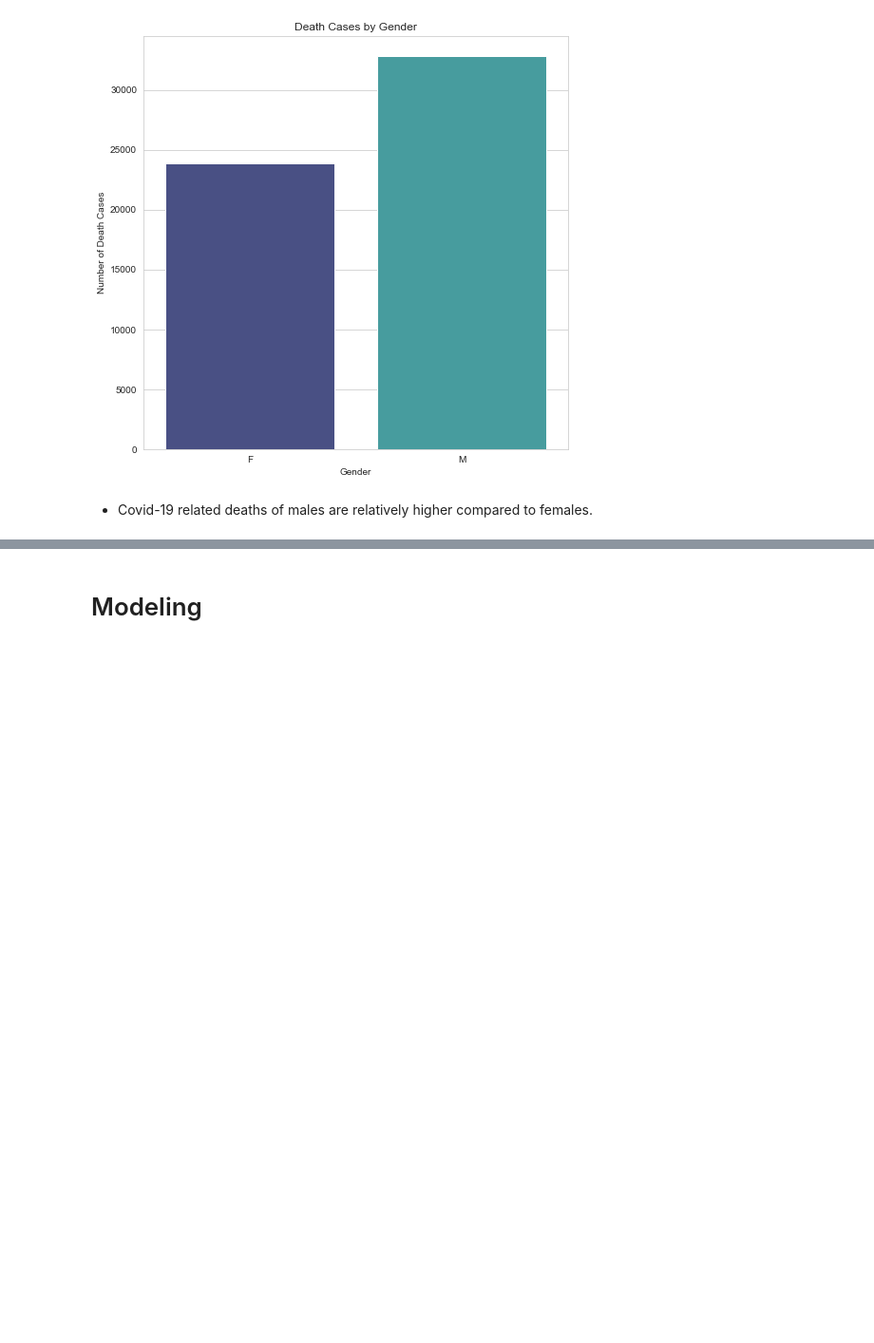
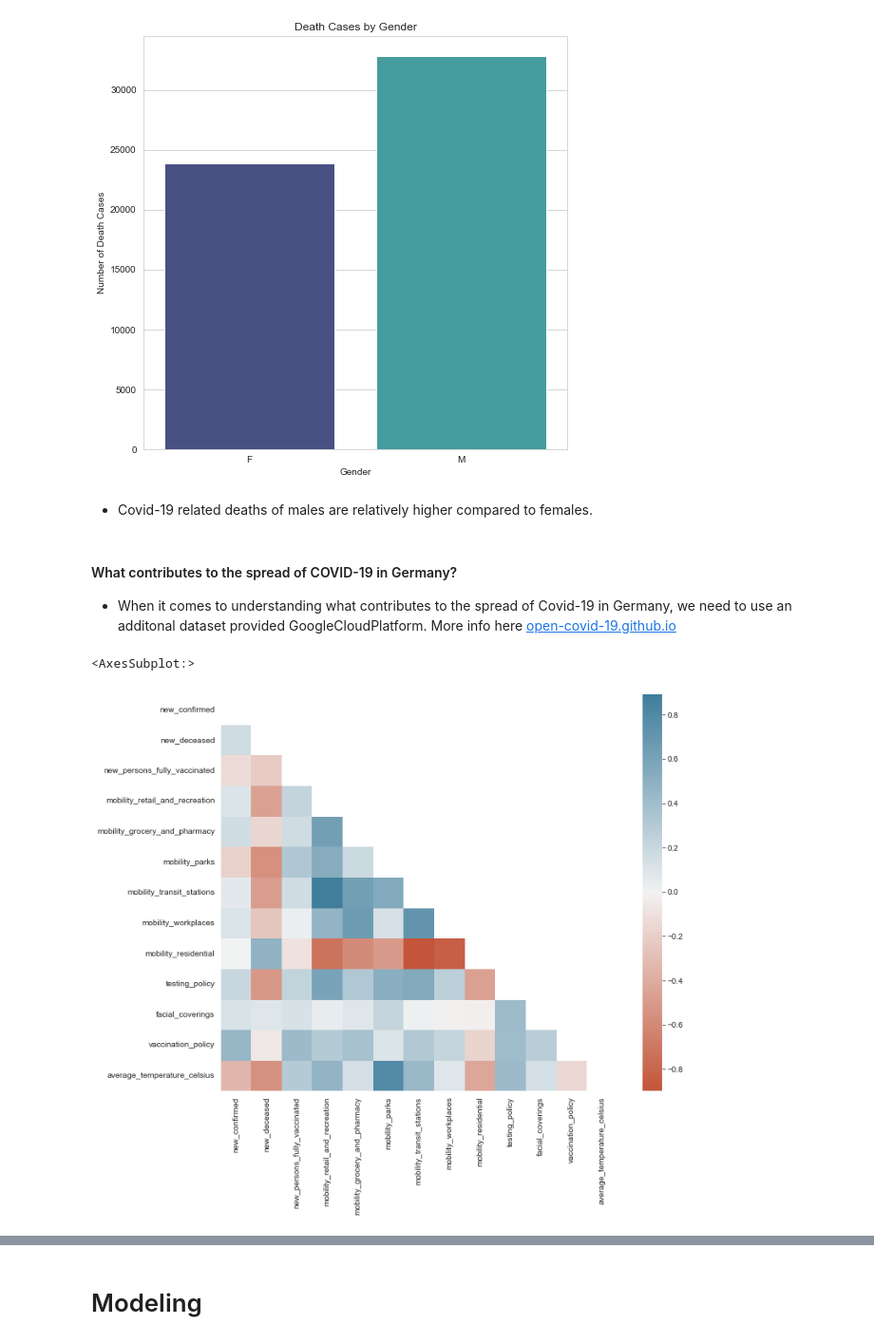
Before and after one commit to CrispenChisina07/Covid-19-in-Germany-Analysis, a Jupyter notebook: CSE 351 Final Project.ipynb, the cells around one changed output, grey strips where cells are left out. Shown at 95% size. Saved outputs shown, nothing was run; the diff lists cells and outputs as text; code cells hidden in the pictures; blank space fills up the shorter version.

Commit message:
Additonal comments

```diff
--- a/CSE 351 Final Project.ipynb
+++ b/CSE 351 Final Project.ipynb
@@ -30,6 +36,7 @@ demographics_de.head()
 # Data cleaning
 # %%
 covid_de.date = pd.to_datetime(covid_de.date, infer_datetime_format = True)
+google_covid_de.date = pd.to_datetime(google_covid_de.date, infer_datetime_format = True)
 #convert the date column in the covid dataset to date time format
 # %%
 covid_de.dtypes
@@ -115,6 +122,9 @@ cases        0
 deaths       0
 recovered    0
 dtype: int64
+# %%
+vital_attributes = ["date", "new_confirmed", "new_deceased", "new_persons_fully_vaccinated", "mobility_retail_and_recreation", "mobility_grocery_and_pharmacy", "mobility_parks", "mobility_transit_stations", "mobility_workplaces", "mobility_residential", "testing_policy", "facial_coverings", "vaccination_policy", "average_temperature_celsius"]
+google_covid_de.drop(google_covid_de.columns.difference(vital_attributes), axis=1, inplace=True)
 # %% [markdown]
 ## Duplicates
 # %%
@@ -214,0 +251,4 @@ __final data sets new_covid_df_cleaned, new_demographics_cleaned and merged_data
+# %%
+google_covid_de['new_persons_fully_vaccinated'] = google_covid_de['new_persons_fully_vaccinated'].fillna(0)
+google_covid_de = google_covid_de[51:851]
+google_covid_de.isnull().sum()
@@ -214,0 +271,3 @@ __final data sets new_covid_df_cleaned, new_demographics_cleaned and merged_data
+# %%
+google_covid_de = google_covid_de[google_covid_de['average_temperature_celsius'].notna()]
+google_covid_de.isnull().sum()
@@ -447,3 +522,15 @@ plt.show()
 [figure]
 # %% [markdown]
 * Covid-19 related deaths of males are relatively higher compared to females.
+# %% [markdown]
+#### What contributes to the spread of COVID-19 in Germany?
+* When it comes to understanding what contributes to the spread of Covid-19 in Germany, we need to use an additonal dataset provided GoogleCloudPlatform. More info here [open-covid-19.github.io](https://open-covid-19.github.io/explorer/report/?key=DE)
+# %%
+corr = google_covid_de.corr()
+f, ax = plt.subplots(figsize=(11,9))
+mask = np.triu(np.ones_like(corr, dtype=bool))
+cmap = sns.diverging_palette(20, 230, as_cmap=True)
+sns.heatmap(corr, cmap=cmap, square=True, mask=mask)
+# %% [output]
+<AxesSubplot:>
+[figure, added]
```
Also changed, not shown: parts of 17 cells of this notebook, 1 other file.
